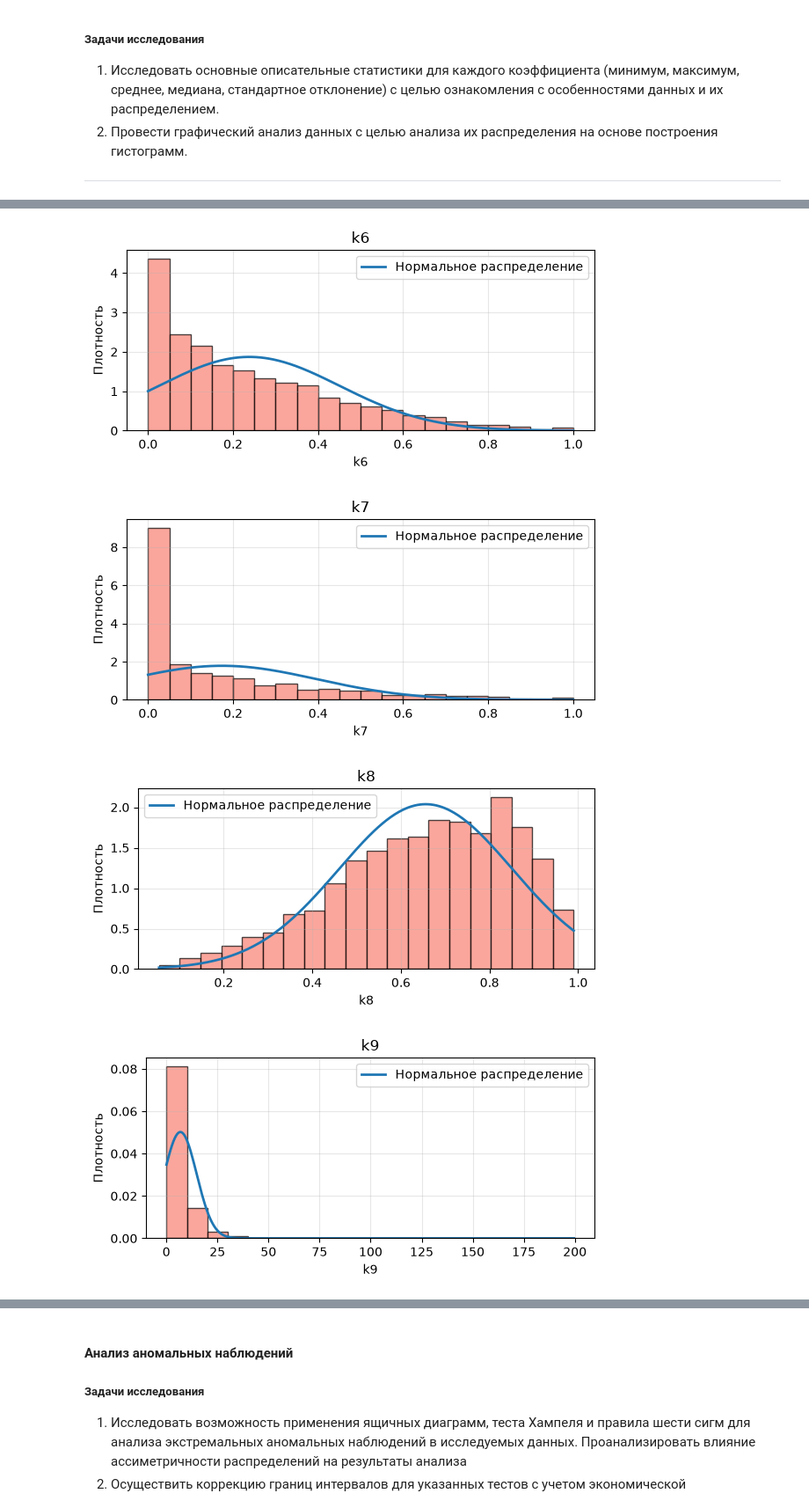
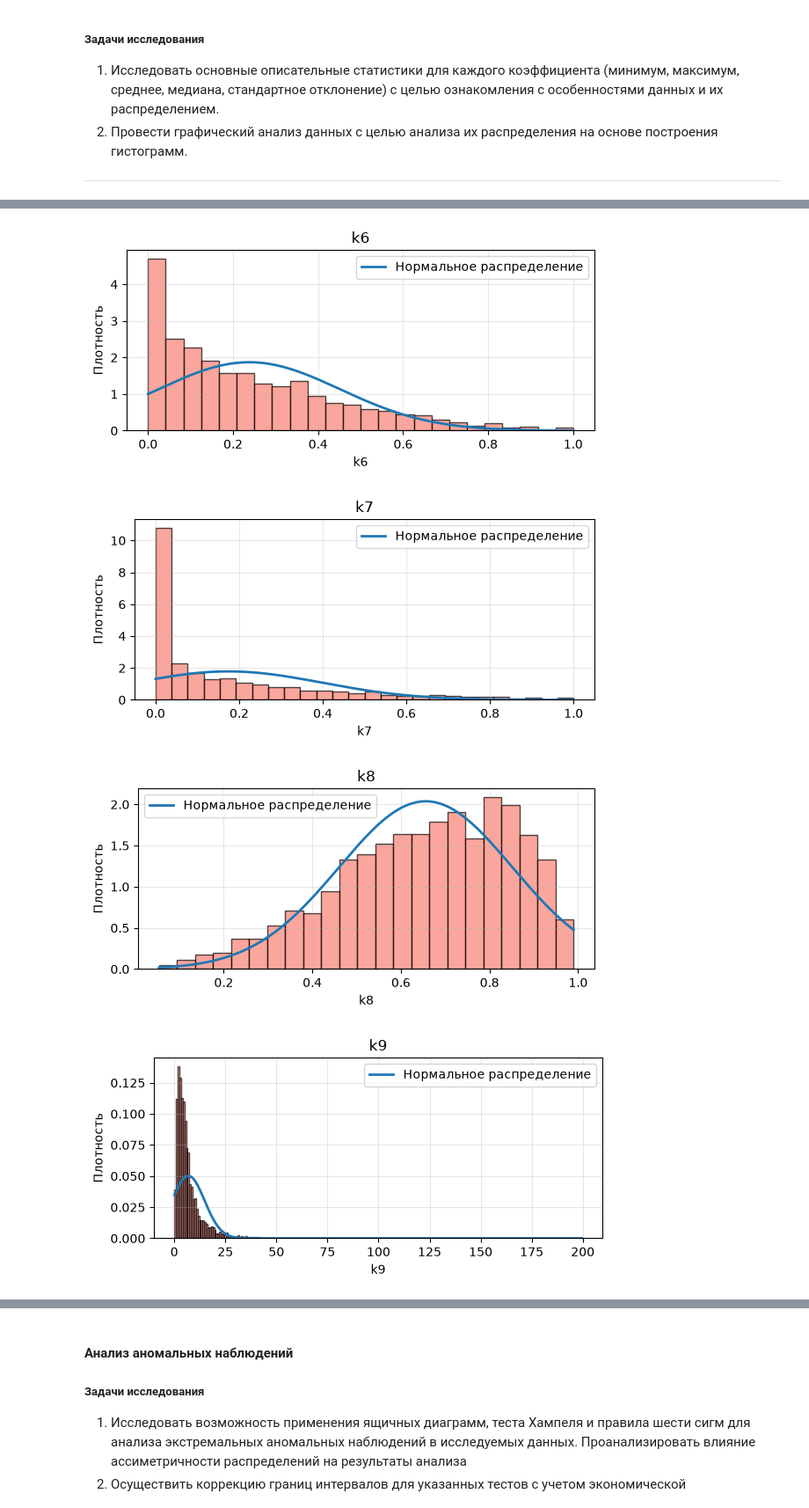
Before and after one commit to indzhrih/DAEFI, a Jupyter notebook: Lab1/analysis.ipynb, the cells around one changed output, grey strips where cells are left out. Shown at 88% size. Cells and saved outputs as stored; diff of their text form; code cells hidden in the pictures.

```diff
--- a/Lab1/analysis.ipynb
+++ b/Lab1/analysis.ipynb
@@ -64,7 +63,7 @@ for column in columns:
     x = data[column].dropna()
 
     plt.figure(figsize = (6, 3))
-    plt.hist(x, bins = 20, density = 'True', color = 'salmon',edgecolor = 'black', alpha = 0.7)
+    plt.hist(x, bins = 'fd', density = True, color = 'salmon',edgecolor = 'black', alpha = 0.7)
 
     x_normal = np.linspace(x.min(), x.max(), 300)
     y_normal = norm.pdf(x_normal, loc = x.mean(), scale = x.std())
@@ -90,4 +89,4 @@ for column in columns:
-[figure, old version]
+[figure, new version]
-[figure, old version]
+[figure, new version]
-[figure, old version]
+[figure, new version]
-[figure, old version]
+[figure, new version]
```
Also changed, not shown: parts of 16 cells of this notebook.
